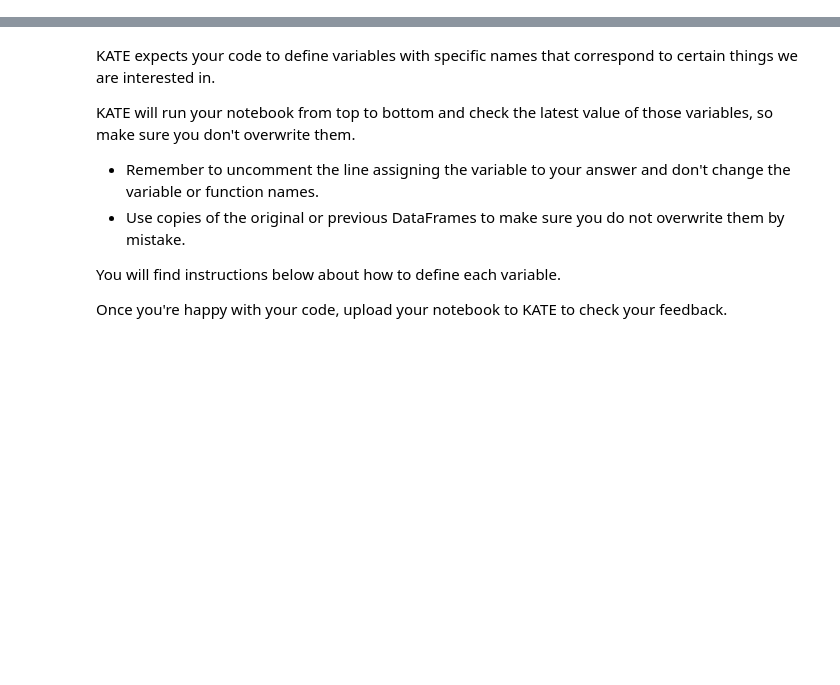
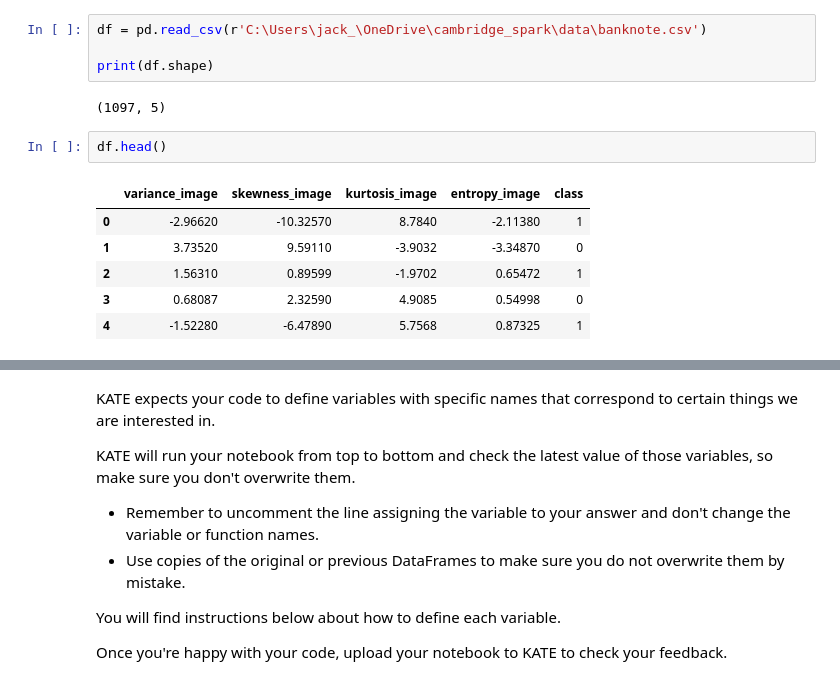
Before and after one commit to JackGreenaway/cambridge_spark, a Jupyter notebook: bootstrapping_model_pred.ipynb, the cells around one changed output, grey strips where cells are left out. Drawn from its saved outputs; the diff is of its cells as text; blank space fills up the shorter version.

```diff
--- a/bootstrapping_model_pred.ipynb
+++ b/bootstrapping_model_pred.ipynb
@@ -2,0 +25,15 @@
+# %%
+df = pd.read_csv(r'C:\Users\jack_\OneDrive\cambridge_spark\data\banknote.csv')
+
+print(df.shape)
+# %% [output]
+(1097, 5)
+# %%
+df.head()
+# %% [output]
+|  | variance_image | skewness_image | kurtosis_image | entropy_image | class |
+| 0 | -2.96620 | -10.32570 | 8.7840 | -2.11380 | 1 |
+| 1 | 3.73520 | 9.59110 | -3.9032 | -3.34870 | 0 |
+| 2 | 1.56310 | 0.89599 | -1.9702 | 0.65472 | 1 |
+| 3 | 0.68087 | 2.32590 | 4.9085 | 0.54998 | 0 |
+| 4 | -1.52280 | -6.47890 | 5.7568 | 0.87325 | 1 |
```
Also changed, not shown: parts of 11 cells of this notebook.
